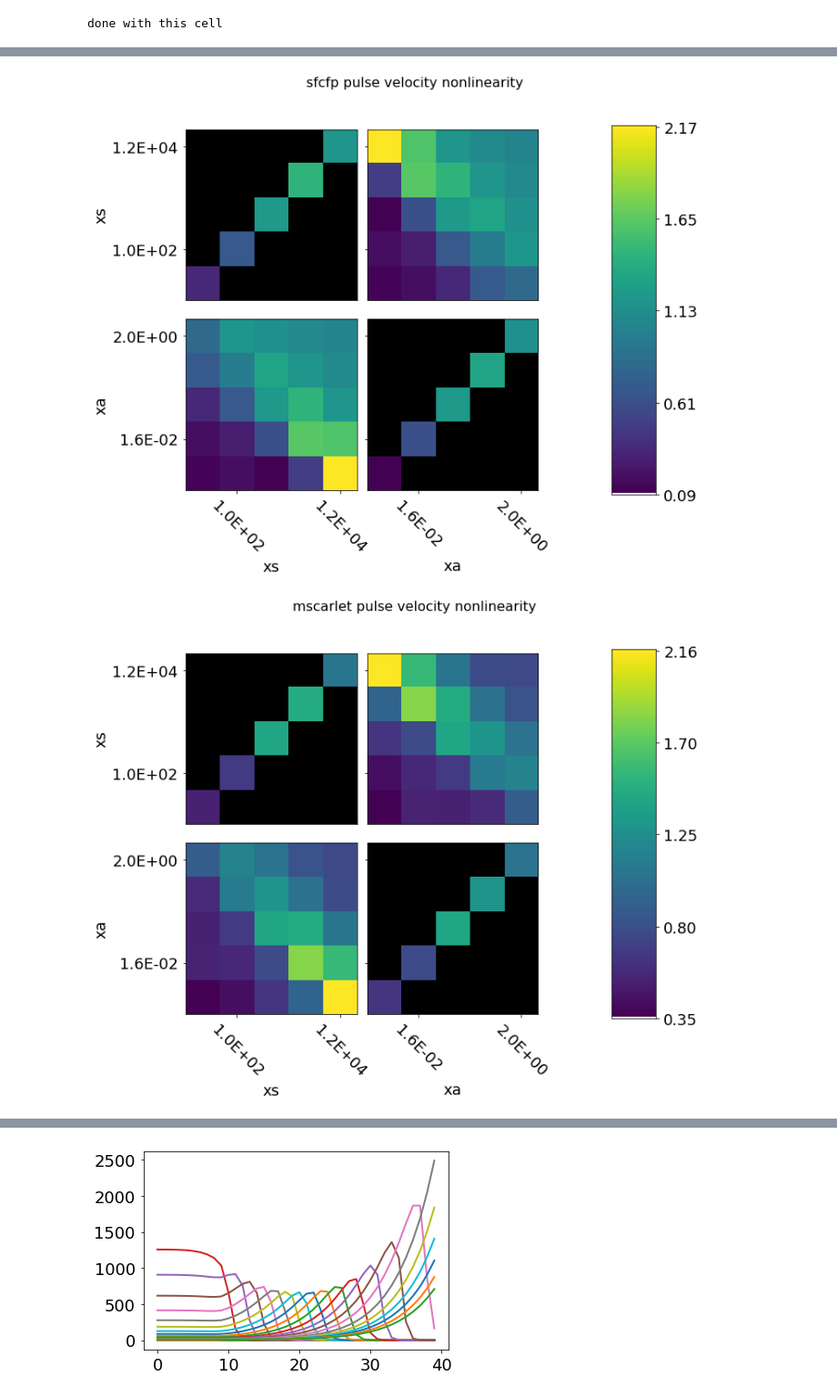
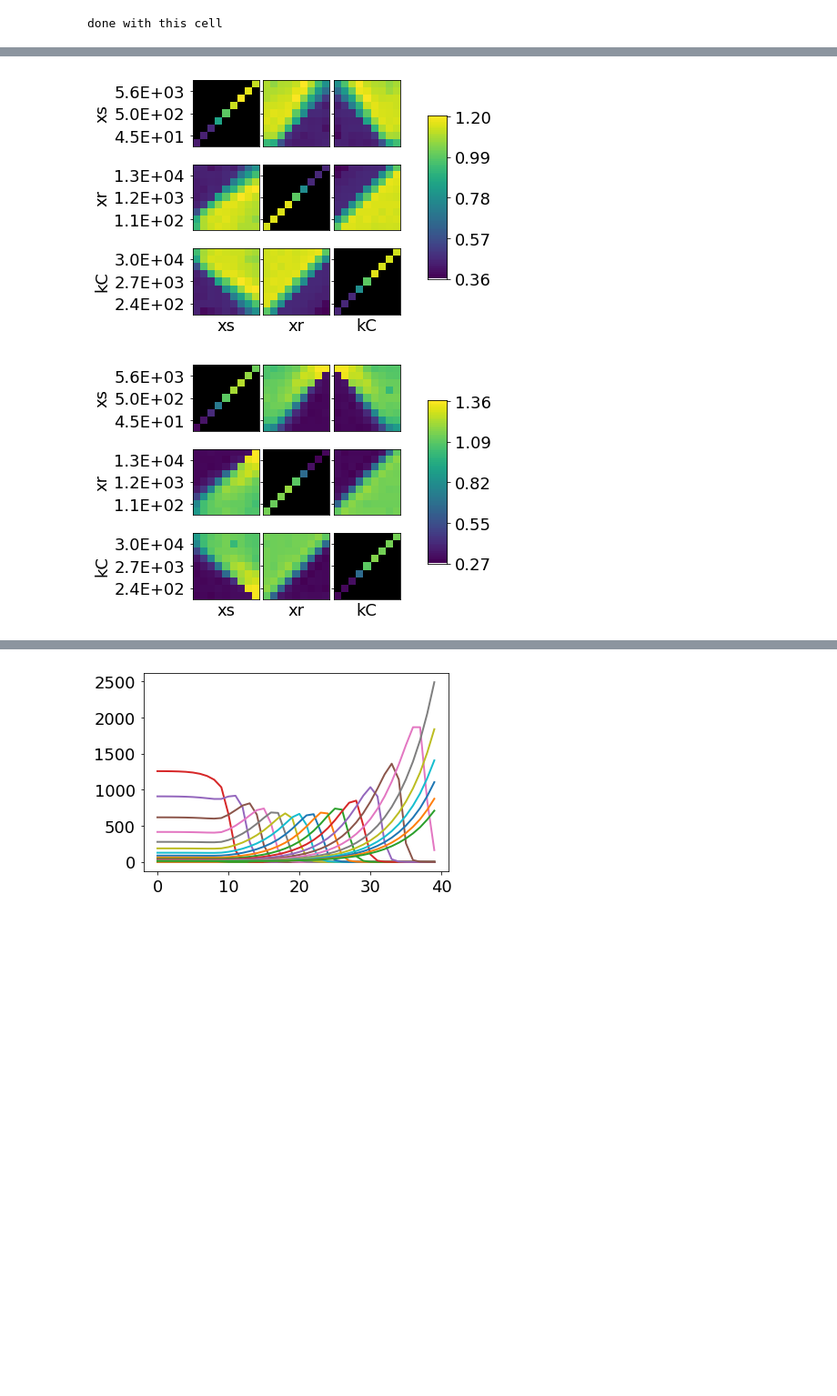
Before and after one commit to boospooky/omnitray-modeling, a Jupyter notebook: omnitray-modeling/longpad/simulation_notebook_longpad.ipynb, the cells around one changed output, grey strips where cells are left out. Shown at 91% size. Drawn from its saved outputs; the diff is of its cells as text; code cells hidden in the pictures; blank space fills up the shorter version.

```diff
--- a/omnitray-modeling/longpad/simulation_notebook_longpad.ipynb
+++ b/omnitray-modeling/longpad/simulation_notebook_longpad.ipynb
@@ -801,7 +800,8 @@ def make_plot(ax, x_var, y_var, c_var, var_list, fit_df):
         ax.imshow(arr, vmin=vmin, vmax=vmax, origin='lower')
         ax.set_yticks(t_inds)
         ax.set_yticklabels(y_labs)
-        ax.set_xticks(t_inds)
+#         ax.set_xticks(t_inds)
+        ax.set_xticks([])
         ax.set_xticklabels(y_labs, rotation=-45)
         ax.set_aspect(1)
         ax.set_facecolor('black')
@@ -821,7 +821,8 @@ def make_plot(ax, x_var, y_var, c_var, var_list, fit_df):
         c_all = fit_df.loc[:,c_var]
         vmin, vmax = np.array([f(c_all) for f in [np.min, np.max]], dtype=np.float)
         ax.imshow(piv_df.values, vmin=vmin, vmax=vmax, origin='lower')
-        ax.set_xticks(t_inds)
+#         ax.set_xticks(t_inds)
+        ax.set_xticks([])
         ax.set_xticklabels(x_labs, rotation=-45)
         ax.set_yticks(t_inds)
         ax.set_yticklabels(y_labs)
@@ -867,7 +868,7 @@ def make_grid_fig(vl_tmp, cvar, df_tmp):
     ax = plt.subplot(gs[:,-1])
     make_cbar(ax, cvar, df_tmp)
 
-vl_tmp = ['xs', 'xa'] # ["kC", 'xa', 'xr', 'xs']
+vl_tmp = var_list # ["kC", 'xa', 'xr', 'xs']
 ind = np.prod(
     [np.isclose(fit_df.loc[:,xx], def_parms[xx] ) for xx in var_list if xx not in vl_tmp],
 #     [np.isclose(fit_df.loc[:,xx], fit_df.loc[1341, xx] ) for xx in var_list if xx not in vl_tmp],
@@ -912,32 +913,34 @@ else:
 # %%
 
 for channel in ['sfcfp', 'mscarlet']:
-    fig = plt.figure(figsize=fig_size)
+    fig = plt.figure(figsize=(5,5))
     cvar = '{}_c2'.format(channel)
-    make_grid_fig(['xs', 'xa'], cvar, df_tmp)
-    plt.suptitle('{} pulse velocity nonlinearity'.format(channel), fontsize=16)
+    make_grid_fig(var_list, cvar, df_tmp)
+#     plt.suptitle('{} pulse velocity nonlinearity'.format(channel), fontsize=16)
     if noxs_flag:
         fig.savefig("pulse_nonlinearity_plot_all_noxs.pdf")
     else:
         fig.savefig("pulse_nonlinearity_plot_all.pdf")
-        fig.savefig("{}_pulse_nonlinearity_plot_all.png".format(channel), dpi=150, transparent=True)
+#         fig.tight_layout()
+#         plt.title("")
+        fig.savefig("{}_pulse_nonlinearity_plot_all.png".format(channel), dpi=150, transparent=True, bbox_inches='tight')
 
 
 for channel in ['sfcfp', 'mscarlet']:
-    fig = plt.figure(figsize=fig_size)
+    fig = plt.figure(figsize=(fig_size))
     cvar = '{}_first'.format(channel)
     make_grid_fig(vl_tmp, cvar, df_tmp)
     plt.suptitle(cvar, fontsize=16)
+#     if noxs_flag:
+#         fig.savefig("pulse_nonlinearity_plot_all_noxs.pdf")
+#     else:
+#         fig.savefig("pulse_nonlinearity_plot_all.pdf")
 
 for channel in ['sfcfp', 'mscarlet']:
     fig = plt.figure(figsize=fig_size)
     cvar = '{}_reach'.format(channel)
     make_grid_fig(vl_tmp, cvar, df_tmp)
     plt.suptitle(cvar, fontsize=16)
-#     if noxs_flag:
-#         fig.savefig("pulse_nonlinearity_plot_all_noxs.pdf")
-#     else:
-#         fig.savefig("pulse_nonlinearity_plot_all.pdf")
 # %% [output]
-[figure, old version]
+[figure, new version]
-[figure, old version]
+[figure, new version]
```
Also changed, not shown: parts of 8 cells of this notebook, 5 other files.
